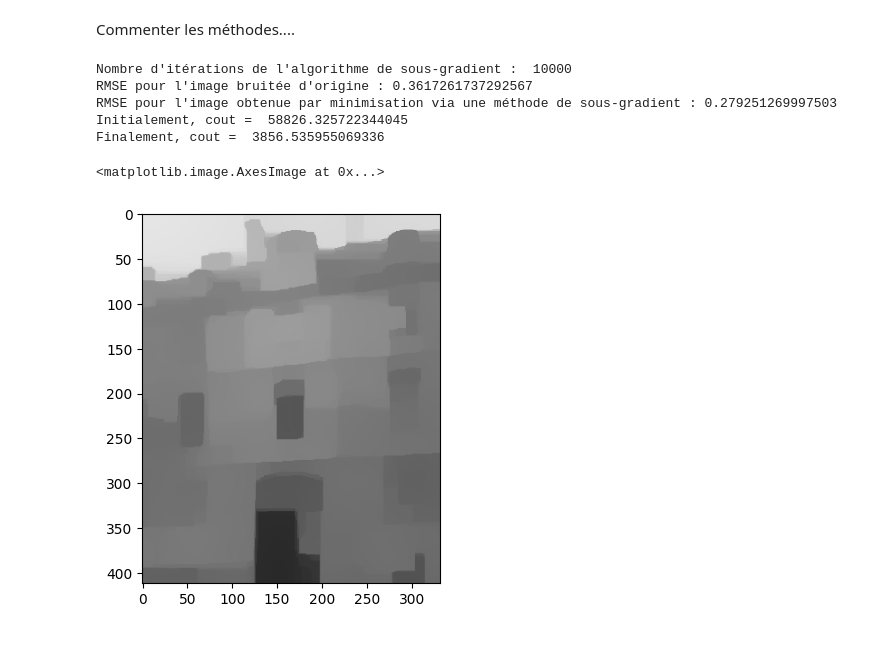
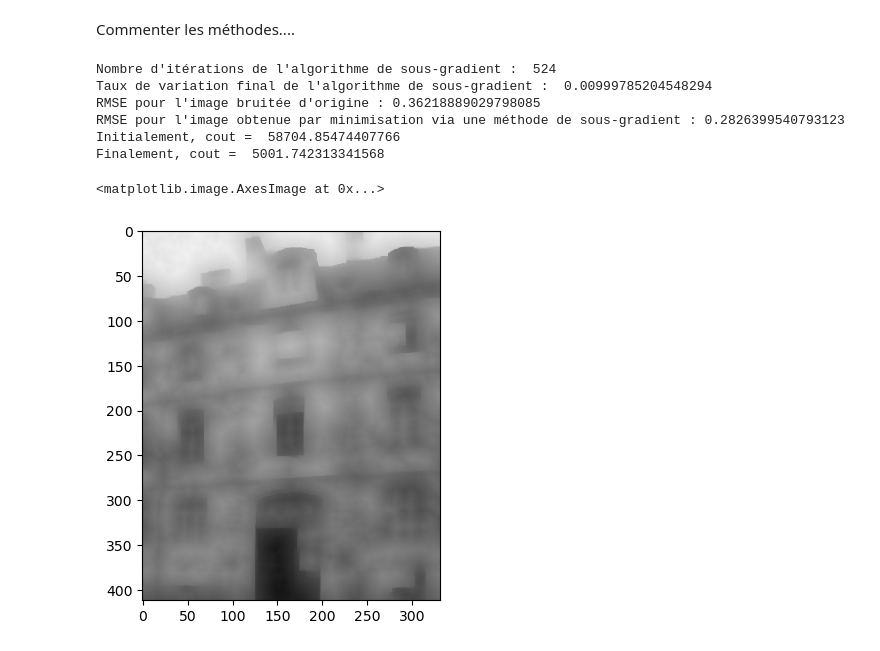
Before and after one commit to bavrillon/Projets_UE21, a Jupyter notebook: OPTI/OPTI_notebook.ipynb, the cells around one changed output. Drawn from its saved outputs; the diff is of its cells as text; code cells hidden in the pictures.

```diff
--- a/OPTI/OPTI_notebook.ipynb
+++ b/OPTI/OPTI_notebook.ipynb
@@ -232,7 +232,7 @@ print(approximation_grad_f(u1,h,epsilon),np.trace(np.dot(np.transpose(grad_f(u1)
 # %%
 #30s d'exécution
 
-def optim_gradient_fixed_step(grad_fun, x0, l, max_iter = 10000, epsilon_grad_fun = 0.005):
+def optim_gradient_fixed_step(grad_fun, x0, l, max_iter = 10000, epsilon_grad_fun = 0.05):
     k = 0
     xk = x0
     grad_f_xk = grad_fun(xk)
@@ -554,7 +569,7 @@ def g(u):
     res = u -img_noise -divergence(np.sign(grad_img(u)))
     return res
 # %%
-def optim_sous_gradient(sous_grad_fun, x0, max_iter = 10000, epsilon_variations = 1e-8):
+def optim_sous_gradient(sous_grad_fun, x0, max_iter = 10000, epsilon_variations = 1e-2):
     k = 0
     xk = x0
     lk = 0.05
@@ -565,12 +580,14 @@ def optim_sous_gradient(sous_grad_fun, x0, max_iter = 10000, epsilon_variations
         xk = xk + lk*pk
         sous_grad_f_xk = sous_grad_fun(xk)
         nb_iterations += 1
-        if (np.linalg.norm((lk*pk).reshape(-1),1) / np.linalg.norm((xk -lk*pk).reshape(-1),1) < epsilon_variations) :  # Condition de sortie
+        taux_variation = np.linalg.norm((lk*pk).reshape(-1),1) / np.linalg.norm((xk -lk*pk).reshape(-1),1)
+        if (taux_variation < epsilon_variations) :  # Condition de sortie
             break
         lk = (nb_iterations)**(-1)
-    return xk,nb_iterations
+    return xk,nb_iterations,taux_variation
 
-u_optim_sous_grad,nb_iterations = optim_sous_gradient(g, img_noise)
+u_optim_sous_grad,nb_iterations,taux_variation = optim_sous_gradient(g, img_noise)
 
 print("Nombre d'itérations de l'algorithme de sous-gradient : ",nb_iterations)
+print("Taux de variation final de l'algorithme de sous-gradient : ",taux_variation)
 # %% [output]
@@ -657,10 +692,9 @@ plt.imshow(matrice_to_image(img_bis_noise), cmap='gray')
 # %%
-
-def g(u):
+def g_2(u):
     res = u -img_bis_noise -divergence(np.sign(grad_img(u)))
     return res
 
-def TV_L2(u):
+def TV_L2_2(u):
     difference =  u -img_bis_noise
     terme_1 = 0.5*np.linalg.norm(difference.reshape(-1),2)**2
     terme_2 = np.linalg.norm(grad_img(u).ravel(),1)
@@ -669,26 +703,28 @@ def TV_L2(u):
 # %% [markdown]
 Commenter les méthodes....
 # %%
-u_optim_sous_grad_bis,nb_iterations_bis = optim_sous_gradient(g, img_bis_noise)
+u_optim_sous_grad_2,nb_iterations_2,taux_variation_2 = optim_sous_gradient(g_2, img_bis_noise)
 
-print("Nombre d'itérations de l'algorithme de sous-gradient : ",nb_iterations_bis)
+print("Nombre d'itérations de l'algorithme de sous-gradient : ",nb_iterations_2)
+print("Taux de variation final de l'algorithme de sous-gradient : ",taux_variation_2)
 
 print(f"RMSE pour l'image bruitée d'origine : {RMSE(img_bis_noise)}")
-print(f"RMSE pour l'image obtenue par minimisation via une méthode de sous-gradient : {RMSE(u_optim_sous_grad_bis)}")
+print(f"RMSE pour l'image obtenue par minimisation via une méthode de sous-gradient : {RMSE(u_optim_sous_grad_2)}")
 
-cout_fin_sous_grad_bis = TV_L2(u_optim_sous_grad_bis)
-cout_ini_ter = TV_L2(img_bis_noise)
+cout_fin_sous_grad_2 = TV_L2_2(u_optim_sous_grad_2)
+cout_ini_ter = TV_L2_2(img_bis_noise)
 
 print("Initialement, cout = ",cout_ini_ter)
-print("Finalement, cout = ", cout_fin_sous_grad_bis)
+print("Finalement, cout = ", cout_fin_sous_grad_2)
 
-plt.imshow(matrice_to_image(u_optim_sous_grad_bis), cmap='gray')
+plt.imshow(matrice_to_image(u_optim_sous_grad_2), cmap='gray')
 # %% [output]
-Nombre d'itérations de l'algorithme de sous-gradient :  10000
-RMSE pour l'image bruitée d'origine : 0.3617261737292567
-RMSE pour l'image obtenue par minimisation via une méthode de sous-gradient : 0.279251269997503
-Initialement, cout =  58826.325722344045
-Finalement, cout =  3856.535955069336
+Nombre d'itérations de l'algorithme de sous-gradient :  524
+Taux de variation final de l'algorithme de sous-gradient :  0.00999785204548294
+RMSE pour l'image bruitée d'origine : 0.36218889029798085
+RMSE pour l'image obtenue par minimisation via une méthode de sous-gradient : 0.2826399540793123
+Initialement, cout =  58704.85474407766
+Finalement, cout =  5001.742313341568
 <matplotlib.image.AxesImage at 0x...>
-[figure, old version]
+[figure, new version]
 # %%
```
Also changed, not shown: parts of 26 cells of this notebook.
